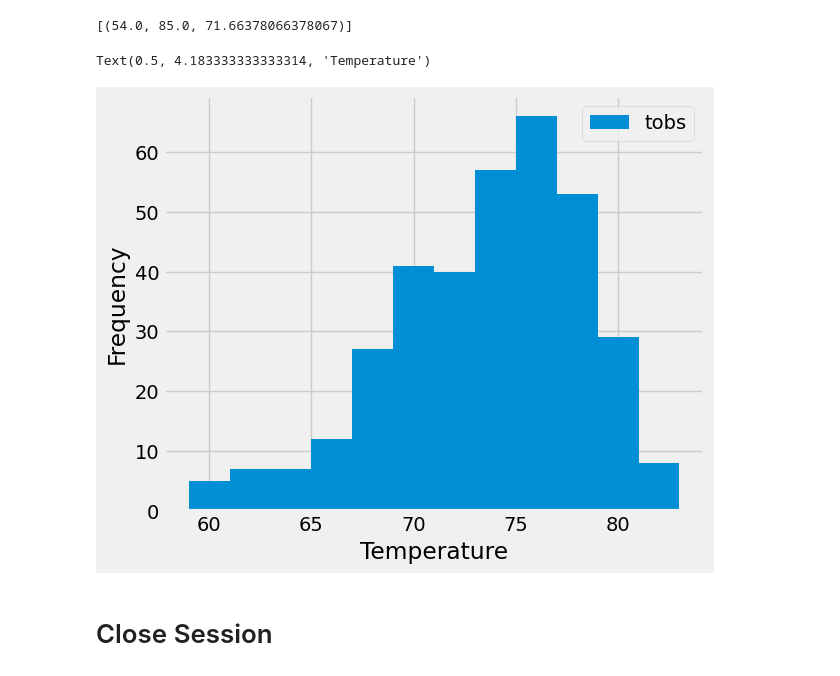
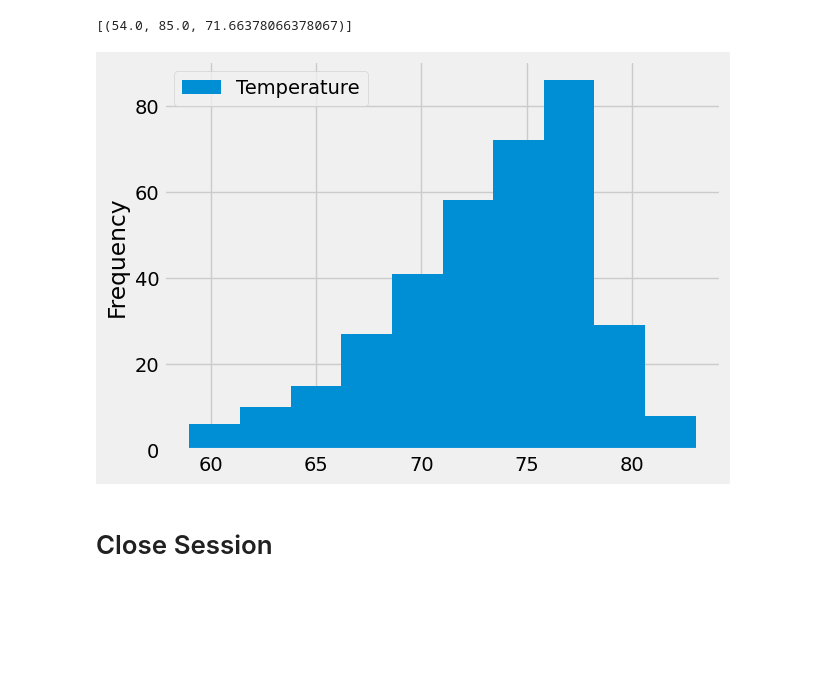
Before and after one commit to kkeegan333/sqlalchemy-challenge, a Jupyter notebook: climate_starter.ipynb, the cells around one changed output. Cells and saved outputs as stored; diff of their text form; code cells hidden in the pictures; blank space fills up the shorter version.

```diff
--- a/climate_starter.ipynb
+++ b/climate_starter.ipynb
@@ -104,9 +111,17 @@ df.describe()
 # %%
 # Using the most active station id
 # Query the last 12 months of temperature observation data for this station and plot the results as a histogram
+past_year_data = dt.date(2017, 8, 23) - dt.timedelta(days=365)
+temperature = session.query(Measurement.date, Measurement.tobs).\
+            filter(Measurement.station == 'USC00519281').\
+            filter(Measurement.date >= past_year_data).all()
+
+temperature
+temperature_df = pd.DataFrame(temperature, columns=['Date', 'Temperature'])
+temperature_df.plot.hist()
+plt.show()
 # %% [output]
-Text(0.5, 4.183333333333314, 'Temperature')
-[figure, old version]
+[figure, new version]
 # %% [markdown]
 # Close Session
 # %%
```
Also changed, not shown: parts of 4 cells of this notebook.
